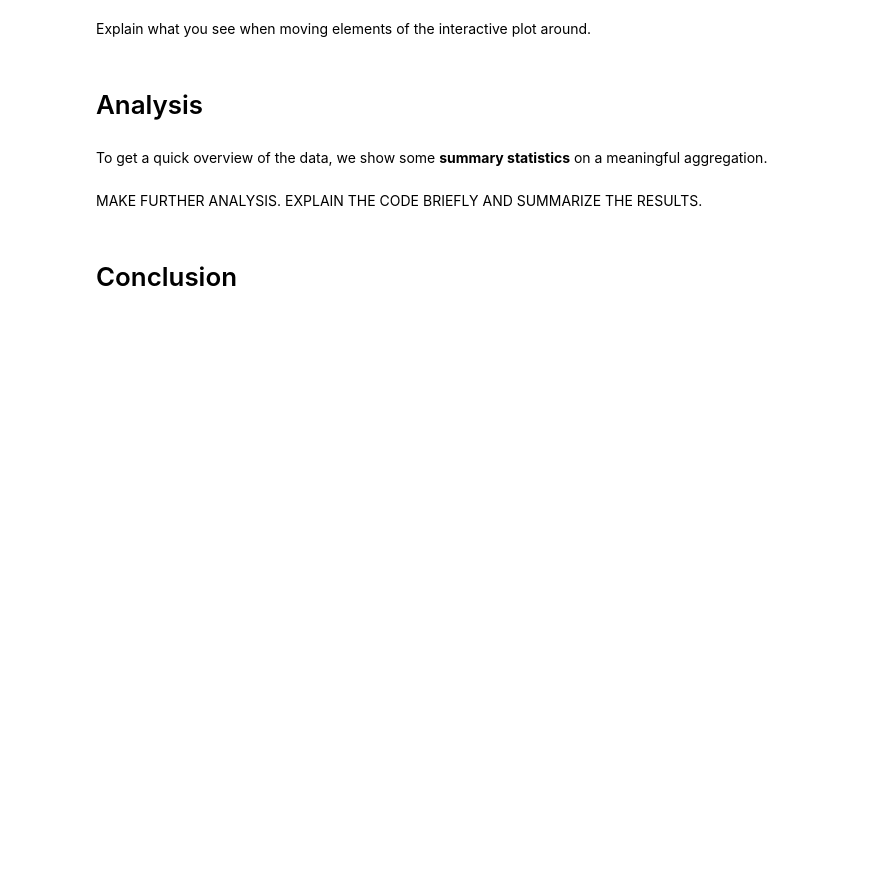
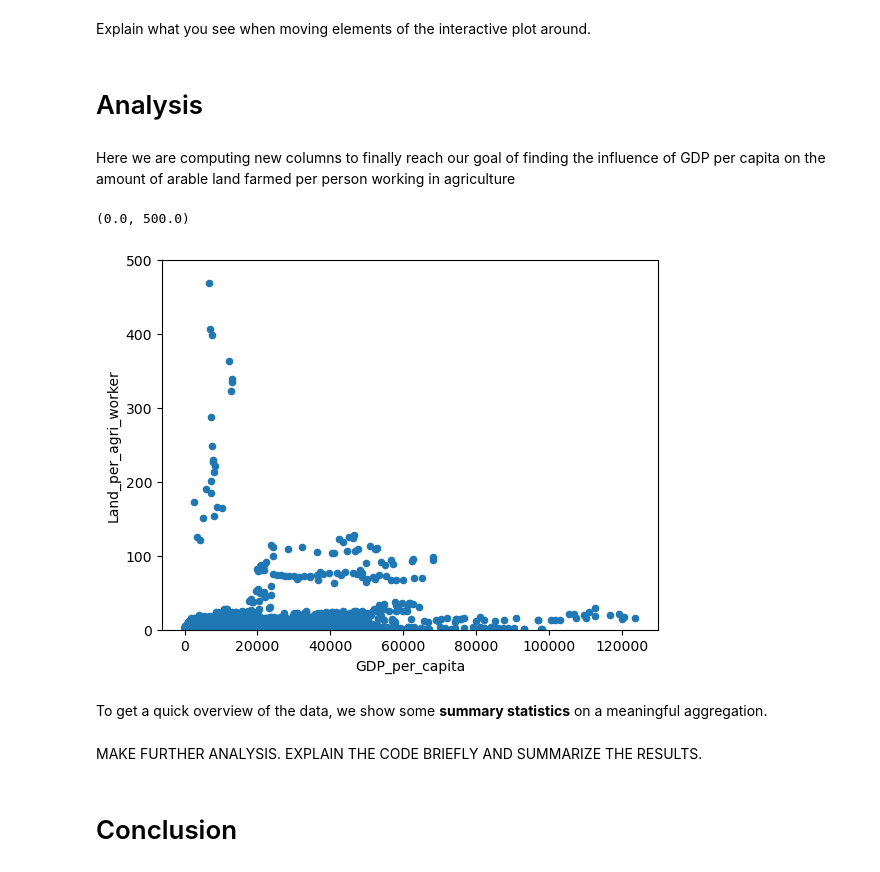
Before and after one commit to NumEconCopenhagen/projects-2023-shashi-buhle, a Jupyter notebook: dataproject/dataproject.ipynb, the cells around one changed output. Cells and saved outputs as stored; diff of their text form; code cells hidden in the pictures; blank space fills up the shorter version.

```diff
--- a/dataproject/dataproject.ipynb
+++ b/dataproject/dataproject.ipynb
@@ -146,6 +138,30 @@ widgets.interact(plot_func,
 Explain what you see when moving elements of the interactive plot around.
 # %% [markdown]
 # Analysis
+# %% [markdown]
+Here we are computing new columns to finally reach our goal of finding the influence of GDP per capita on the amount of arable land farmed per person working in agriculture
+# %%
+# Change units of columns back to floats to allow for calculation
+data_frames_combined['Empl_in_agri_in_%_of_all_empl'] = data_frames_combined['Empl_in_agri_in_%_of_all_empl'].str.replace('%','').astype(float)
+data_frames_combined['GDP_per_capita'] = data_frames_combined['GDP_per_capita'].str.replace('$','').astype(float)
+data_frames_combined['Arable_Land'] = data_frames_combined['Arable_Land'].str.replace(' ha','').astype(int)
+# %%
+# Create a new column of the absolute amount of people working in the agriculture sector in a given year (and turn its values into integers)
+data_frames_combined['People_in_agri'] = (data_frames_combined['Labor_Force'] * (data_frames_combined['Empl_in_agri_in_%_of_all_empl'] / 100)).astype(int)
+
+# Create a new column of the arable land divided by the people working in the agriculture sector
+# This gives us an indicator on how much area one single worker can handle
+data_frames_combined['Land_per_agri_worker'] = data_frames_combined['Arable_Land'] / data_frames_combined['People_in_agri']
+
+# The list of the 10 biggest countrys when it comes to arrable land:
+#['USA', 'IND', 'RUS', 'CHN', 'BRA', 'CAN', 'UKR', 'NGA', 'ARG', 'AUS']
+
+# Scatterplot
+ax = data_frames_combined.plot.scatter(x='GDP_per_capita', y='Land_per_agri_worker')
+ax.set_ylim(bottom=0, top=500)
+# %% [output]
+(0.0, 500.0)
+[figure, added]
 # %% [markdown]
 To get a quick overview of the data, we show some **summary statistics** on a meaningful aggregation.
 # %% [markdown]
```
Also changed, not shown: parts of 2 cells of this notebook.
